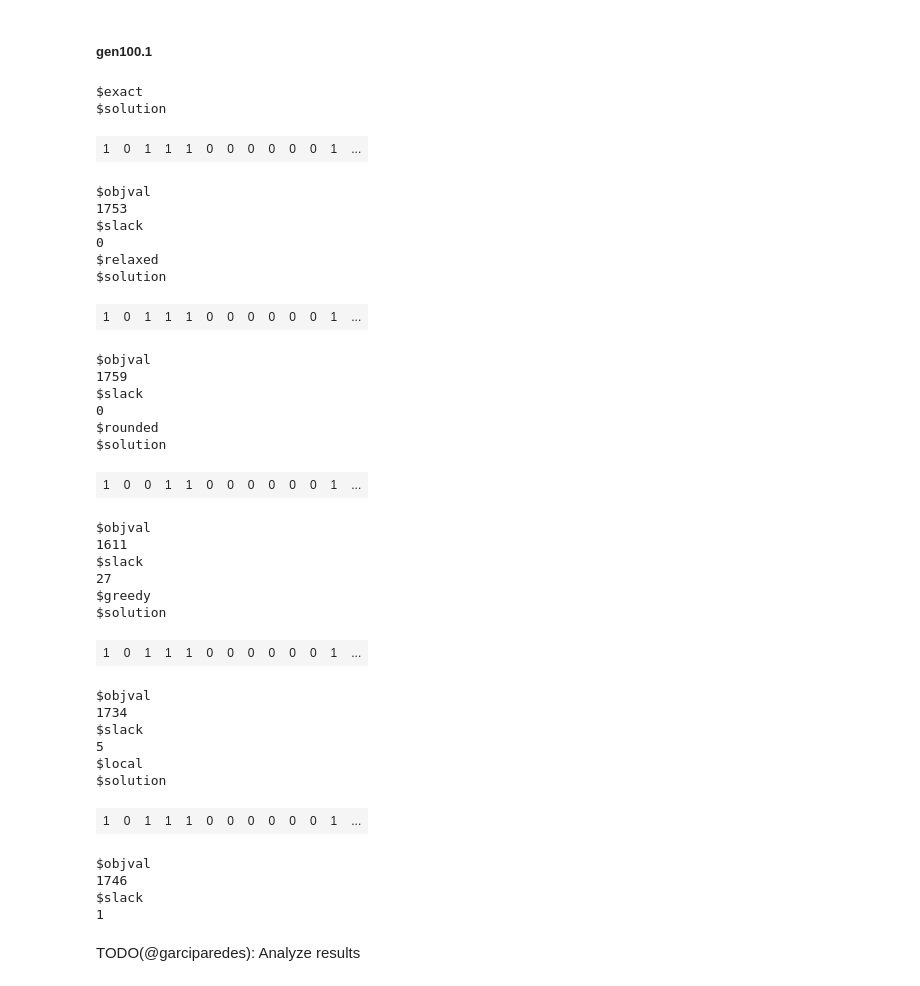
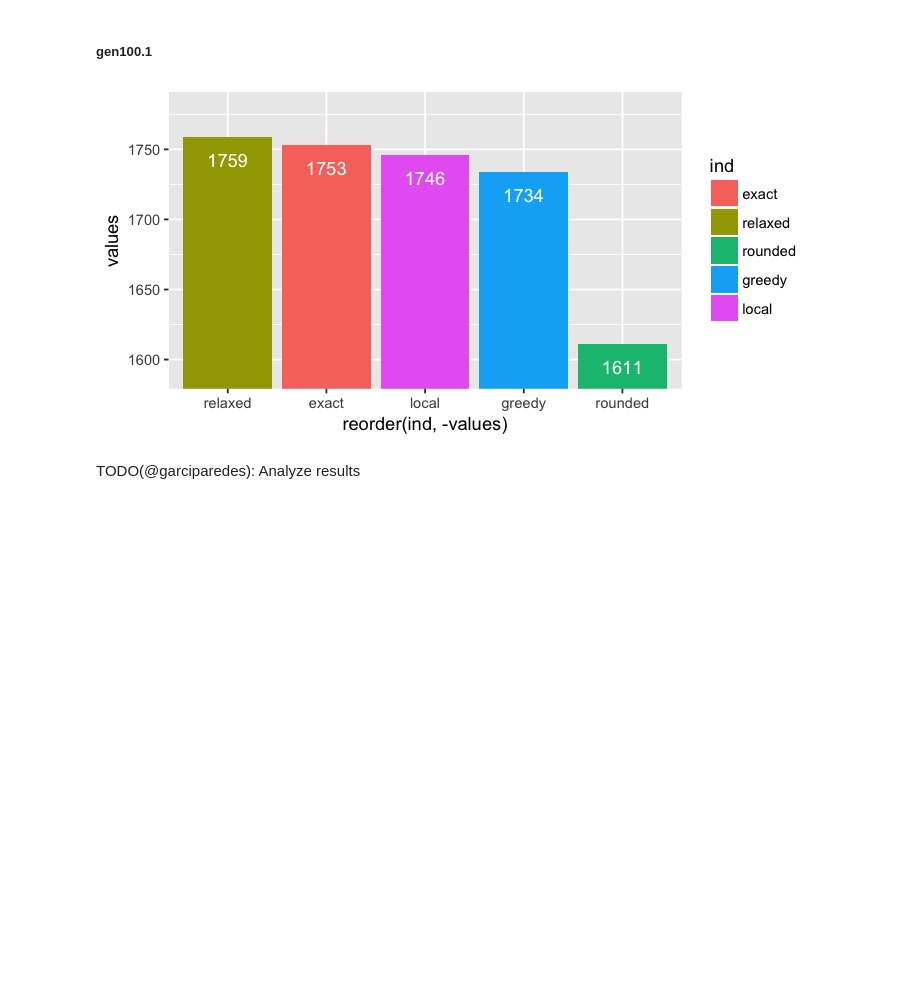
Before and after one commit to garciparedes/integer-programming-heuristics, a Jupyter notebook: integer-programming-knapsack-heuristics.ipynb, the cells around one changed output. Saved outputs shown, nothing was run; the diff lists cells and outputs as text; code cells hidden in the pictures; blank space fills up the shorter version.

Commit message:
Working on Visualizations of Knapsack problems

```diff
--- a/integer-programming-knapsack-heuristics.ipynb
+++ b/integer-programming-knapsack-heuristics.ipynb
@@ -256,48 +275,29 @@ GenerateSimpleKnapsackSolutions <- function(p, ...) {
 
     return(sol)
 }
+# %%
+PlotSimpleKnapsackSolutions <- function(s) {
+    lapply(s, function(x) {
+        x$objval
+    }) %>%
+    unlist() %>%
+    stack() %>% {
+    ggplot(data = ., aes(x = reorder(ind, -values),, y = values, fill = ind, label = round(values, digits = 2))) +
+        scale_y_continuous(limits = range(.$values) + (max(.$values) - min(.$values)) * c(-0.15, 0.15),
+                           oob = rescale_none) +
+        geom_bar(stat="identity") +
+        geom_text(position = position_dodge(width = 0.9),
+                  vjust=2.25, color = "white")
+    }
+}
 # %% [markdown]
 ##### gen100.1
 # %%
-gen100.1 <- ReadSimpleKnapsack(paste0(dataset.folder.simple, "gen100_1.txt"))
+ReadSimpleKnapsack(paste0(dataset.folder.simple, "gen100_1.txt")) %>%
+GenerateSimpleKnapsackSolutions() %>%
+PlotSimpleKnapsackSolutions()
+# %% [output]
+[figure, added]
-# %%
-GenerateSimpleKnapsackSolutions(gen100.1)
-# %% [output]
-$exact
-$solution
-| 1 | 0 | 1 | 1 | 1 | 0 | 0 | 0 | 0 | 0 | 0 | 1 | ... |
-$objval
-1753
-$slack
-0
-$relaxed
-$solution
-| 1 | 0 | 1 | 1 | 1 | 0 | 0 | 0 | 0 | 0 | 0 | 1 | ... |
-$objval
-1759
-$slack
-0
-$rounded
-$solution
-| 1 | 0 | 0 | 1 | 1 | 0 | 0 | 0 | 0 | 0 | 0 | 1 | ... |
-$objval
-1611
-$slack
-27
-$greedy
-$solution
-| 1 | 0 | 1 | 1 | 1 | 0 | 0 | 0 | 0 | 0 | 0 | 1 | ... |
-$objval
-1734
-$slack
-5
-$local
-$solution
-| 1 | 0 | 1 | 1 | 1 | 0 | 0 | 0 | 0 | 0 | 0 | 1 | ... |
-$objval
-1746
-$slack
-1
 # %% [markdown]
 TODO(@garciparedes): Analyze results
 # %% [markdown]
```
Also changed, not shown: parts of 105 cells of this notebook.
